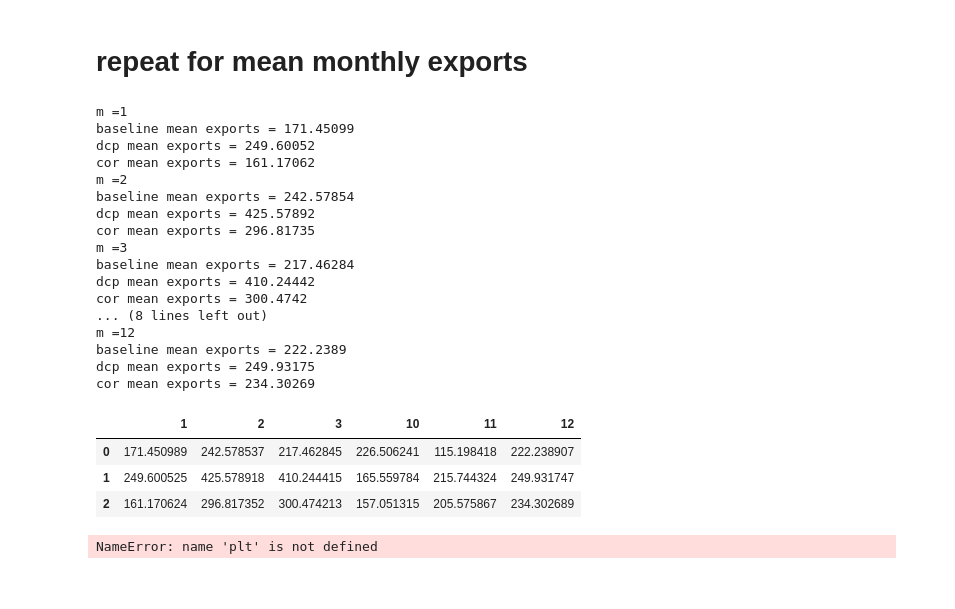
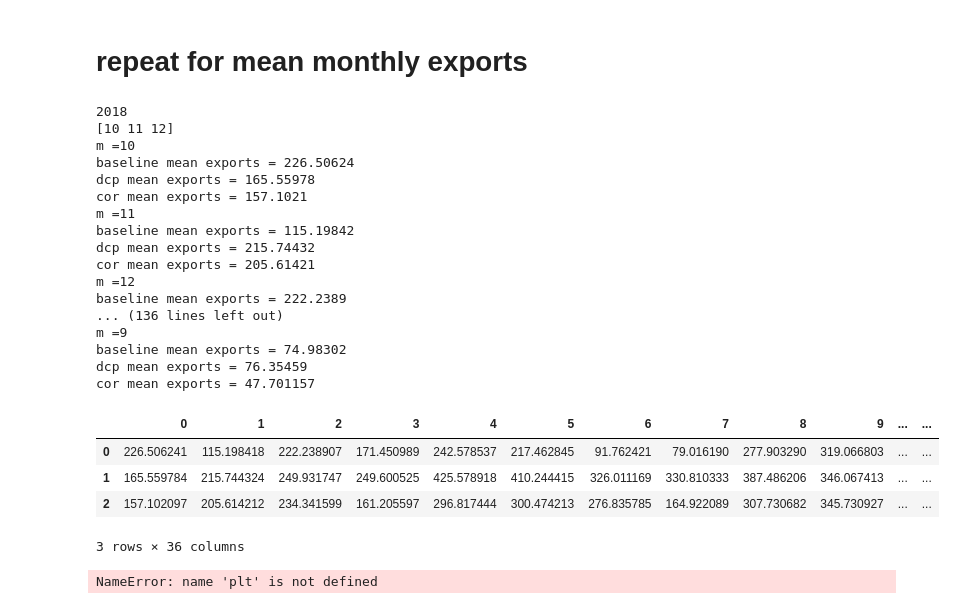
Before and after one commit to jennaisrael/Savio_scratch_back_up, a Jupyter notebook: Plotting/expanse/ch_3/scenarios_flow.ipynb, the cells around one changed output. Saved outputs shown, nothing was run; the diff lists cells and outputs as text; code cells hidden in the pictures.

Commit message:
update file for writing exports for tradeoff plot

```diff
--- a/Plotting/expanse/ch_3/scenarios_flow.ipynb
+++ b/Plotting/expanse/ch_3/scenarios_flow.ipynb
@@ -454,49 +468,62 @@ df_ratio
 # repeat for mean monthly exports
 # %%
 sdate=pd.to_datetime("2018-10-1")
-edate=pd.to_datetime("2019-3-31")
-months=np.unique(base[sdate:edate].index.month.values)
+edate=pd.to_datetime("2021-9-30")
+#months=np.unique(base[sdate:edate].index.month.values)
+years=np.unique(base[sdate:edate].index.year.values)
+wymonths=np.arange((len(years)-1)*12)
 exports_1=np.array([])
 exports_2=np.array([])
 exports_3=np.array([])
 
-for m in months:
-    print ('m ='+ str(m))
-    b=base['exports'][base.index.month==m][sdate:edate].dropna().mean()
-    print('baseline mean exports = '+str(b))
-    exports_1=np.append(exports_1,b)
-    d=dcp['exports'][dcp.index.month==m][sdate:edate].dropna().mean()
-    print('dcp mean exports = '+str(d))
-    exports_2=np.append(exports_2,d)
-    c=cor['exports'][cor.index.month==m][sdate:edate].dropna().mean()
-    print('cor mean exports = '+str(c))
-    exports_3=np.append(exports_3,c)
+for y in years:
+    #just look at one year
+    print(y)
+    base_y=base['exports'][sdate:edate].where(base[sdate:edate].index.year==y)
+    dcp_y=dcp['exports'][sdate:edate].where(dcp[sdate:edate].index.year==y)
+    cor_y=cor['exports'][sdate:edate].where(dcp[sdate:edate].index.year==y)
+    #to get the unique months including those that are never out of compliance need to use a different df
+    #choose a month from this year
+    my= np.unique(base_y.where(base_y.index.year==y).dropna().index.month.values)
+    print(my)
+    for m in my:
+        print ('m ='+ str(m))
+        b=base_y[base_y.index.month==m].dropna().mean()
+        print('baseline mean exports = '+str(b))
+        exports_1=np.append(exports_1,b)
+        d=dcp_y[dcp_y.index.month==m].dropna().mean()
+        print('dcp mean exports = '+str(d))
+        exports_2=np.append(exports_2,d)
+        c=cor_y[cor_y.index.month==m].dropna().mean()
+        print('cor mean exports = '+str(c))
+        exports_3=np.append(exports_3,c)
 # %% [output]
-m =1
-baseline mean exports = 171.45099
-dcp mean exports = 249.60052
-cor mean exports = 161.17062
-m =2
-baseline mean exports = 242.57854
-dcp mean exports = 425.57892
-cor mean exports = 296.81735
-m =3
-baseline mean exports = 217.46284
-dcp mean exports = 410.24442
-cor mean exports = 300.4742
-... (8 lines left out)
+2018
+[10 11 12]
+m =10
+baseline mean exports = 226.50624
+dcp mean exports = 165.55978
+cor mean exports = 157.1021
+m =11
+baseline mean exports = 115.19842
+dcp mean exports = 215.74432
+cor mean exports = 205.61421
 m =12
 baseline mean exports = 222.2389
-dcp mean exports = 249.93175
-cor mean exports = 234.30269
+... (136 lines left out)
+m =9
+baseline mean exports = 74.98302
+dcp mean exports = 76.35459
+cor mean exports = 47.701157
 # %%
 # concatenate these together and write to csv
 exports_stack=np.vstack((exports_1,exports_2,exports_3))
-df_exports=pd.DataFrame(data=exports_stack,columns=months)
+df_exports=pd.DataFrame(data=exports_stack,columns=wymonths)
 df_exports
 # %% [output]
-|  | 1 | 2 | 3 | 10 | 11 | 12 |
-| 0 | 171.450989 | 242.578537 | 217.462845 | 226.506241 | 115.198418 | 222.238907 |
-| 1 | 249.600525 | 425.578918 | 410.244415 | 165.559784 | 215.744324 | 249.931747 |
-| 2 | 161.170624 | 296.817352 | 300.474213 | 157.051315 | 205.575867 | 234.302689 |
+|  | 0 | 1 | 2 | 3 | 4 | 5 | 6 | 7 | 8 | 9 | ... | ... |
+| 0 | 226.506241 | 115.198418 | 222.238907 | 171.450989 | 242.578537 | 217.462845 | 91.762421 | 79.016190 | 277.903290 | 319.066803 | ... | ... |
+| 1 | 165.559784 | 215.744324 | 249.931747 | 249.600525 | 425.578918 | 410.244415 | 326.011169 | 330.810333 | 387.486206 | 346.067413 | ... | ... |
+| 2 | 157.102097 | 205.614212 | 234.341599 | 161.205597 | 296.817444 | 300.474213 | 276.835785 | 164.922089 | 307.730682 | 345.730927 | ... | ... |
+3 rows × 36 columns
 # %%
```
Also changed, not shown: parts of 5 cells of this notebook, 1 other file.
